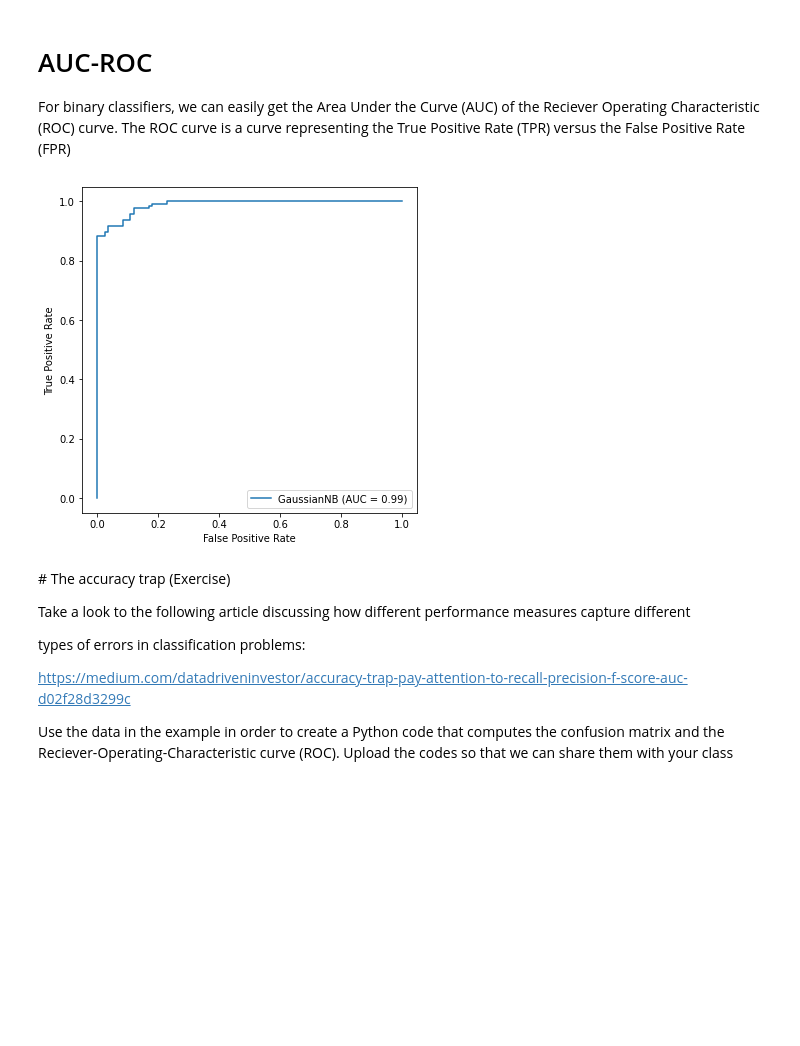
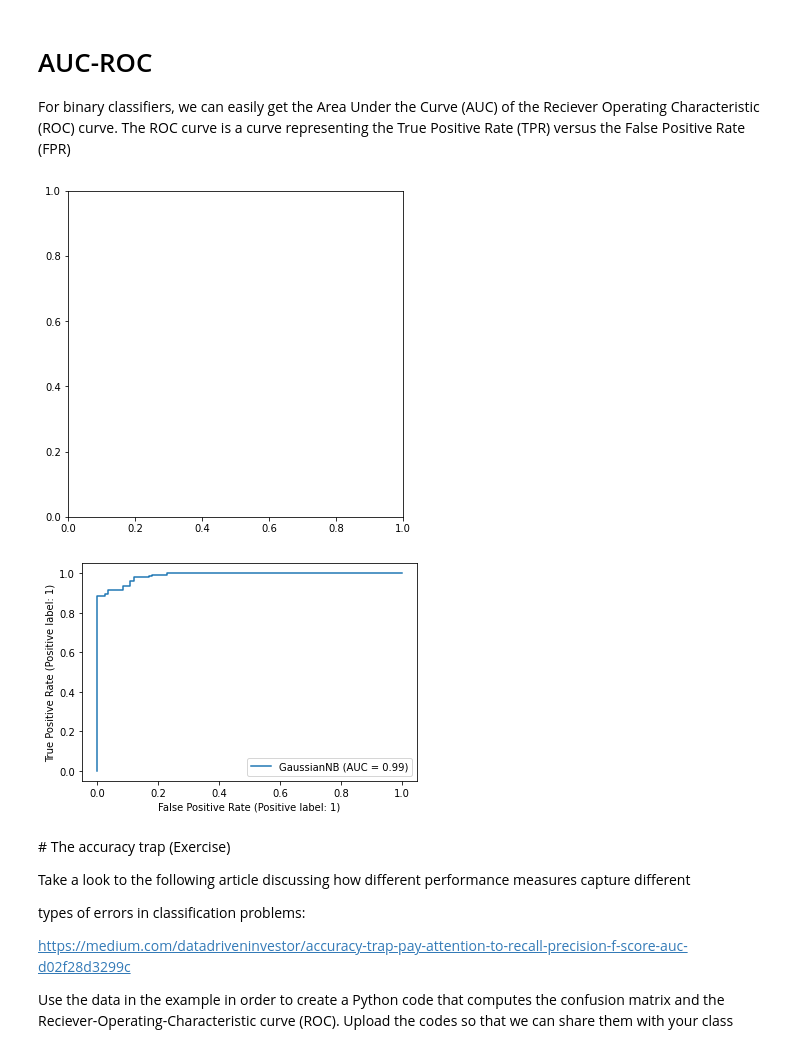
Before and after one commit to raulbenitez/PRML_Probabilistic_classifiers, a Jupyter notebook: Performance_evaluation.ipynb, the cells around one changed output. Drawn from its saved outputs; the diff is of its cells as text; code cells hidden in the pictures; blank space fills up the shorter version.

```diff
--- a/Performance_evaluation.ipynb
+++ b/Performance_evaluation.ipynb
@@ -252,22 +252,24 @@ For binary classifiers, we can easily get the Area Under the Curve (AUC) of the
 # %%
 from sklearn.datasets import load_breast_cancer
 import matplotlib.pyplot as plt
 from sklearn.model_selection import train_test_split
 from sklearn.naive_bayes import GaussianNB
+from sklearn.metrics import RocCurveDisplay
 
 data = load_breast_cancer() # load a binary classification dataset
 X_features = data.data
 y_labels = data.target
 Xtrain, Xtest, ytrain, ytest = train_test_split(X_features, y_labels, random_state=0,
                                   train_size=0.6)
 clf = GaussianNB()
 clf.fit(Xtrain, ytrain)
 
 fig, ax = plt.subplots(figsize=(6, 6))
-plot_roc_curve(clf, Xtest, ytest, ax=ax)
+RocCurveDisplay.from_estimator(clf, Xtest, ytest)
 plt.show()
 # %% [output]
-[figure, old version]
+[figure, new version]
+[figure, added]
 # %% [markdown]
 # The accuracy trap (Exercise)
 
```
Also changed, not shown: parts of 2 cells of this notebook.
